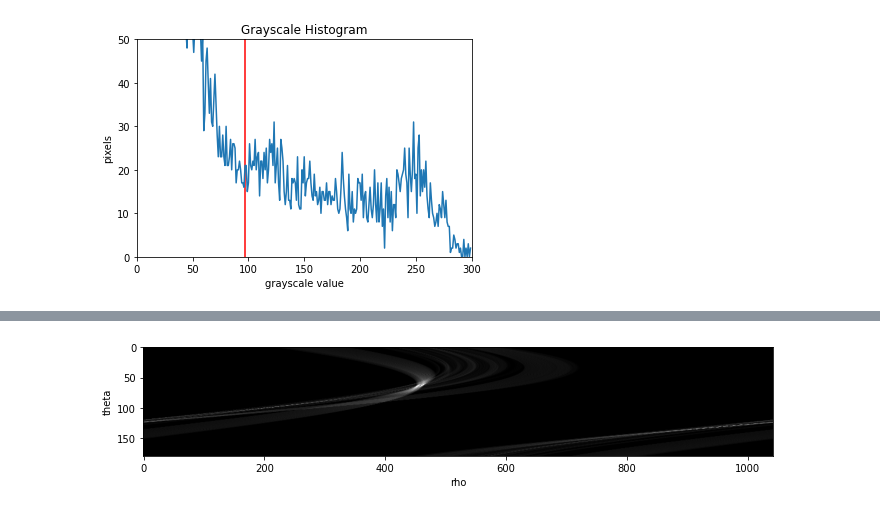
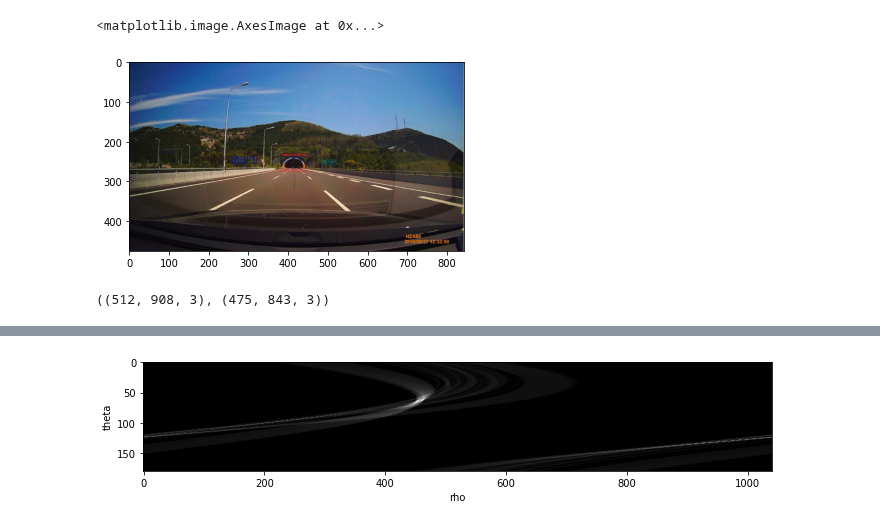
Before and after one commit to Beepbloop/lane_detection, a Jupyter notebook: EntireProcess.ipynb, the cells around one changed output, grey strips where cells are left out. Cells and saved outputs as stored; diff of their text form; code cells hidden in the pictures.

```diff
--- a/EntireProcess.ipynb
+++ b/EntireProcess.ipynb
@@ -207,19 +11,0 @@ Threshold = 96.5
-# %%
-##Making histogram of threshold
-
-maxValue = int(np.amax(cropped_im)) + 1
-
-histogram, bin_edges = np.histogram(cropped_im, bins=maxValue, range=(0,maxValue))
-# configure and draw the histogram figure
-plt.figure()
-plt.title("Grayscale Histogram")
-plt.xlabel("grayscale value")
-plt.ylabel("pixels")
-plt.xlim([0, maxValue])
-plt.ylim([0, 50]) # must be changed manually after generating once for better visual analysis
-plt.vlines(threshold, 0, 200, colors = 'r')
-
-plt.plot(bin_edges[0:-1], histogram)  # <- or here
-plt.show()
-# %% [output]
-[figure, removed]
@@ -259,0 +12,13 @@ def Hough_lines(img, line_length):
+# %%
+pil_im = Image.open("lane_sample1.jpeg")
+org = np.array(pil_im)
+# %%
+plt.imshow(org)
+# %% [output]
+<matplotlib.image.AxesImage at 0x...>
+[figure, added]
+# %%
+resized = resize(pil_im,512)
+resized.shape, org.shape
+# %% [output]
+((512, 908, 3), (475, 843, 3))
```
Also changed, not shown: parts of 27 cells of this notebook, 7 other files.
